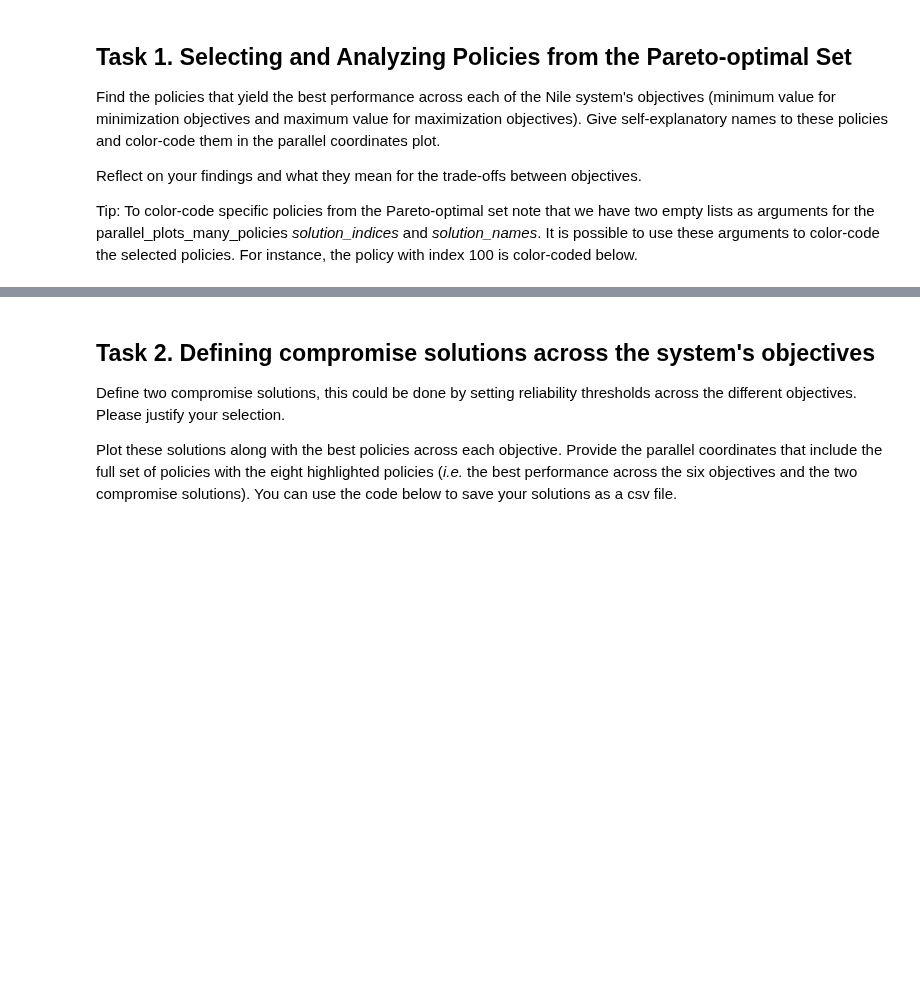
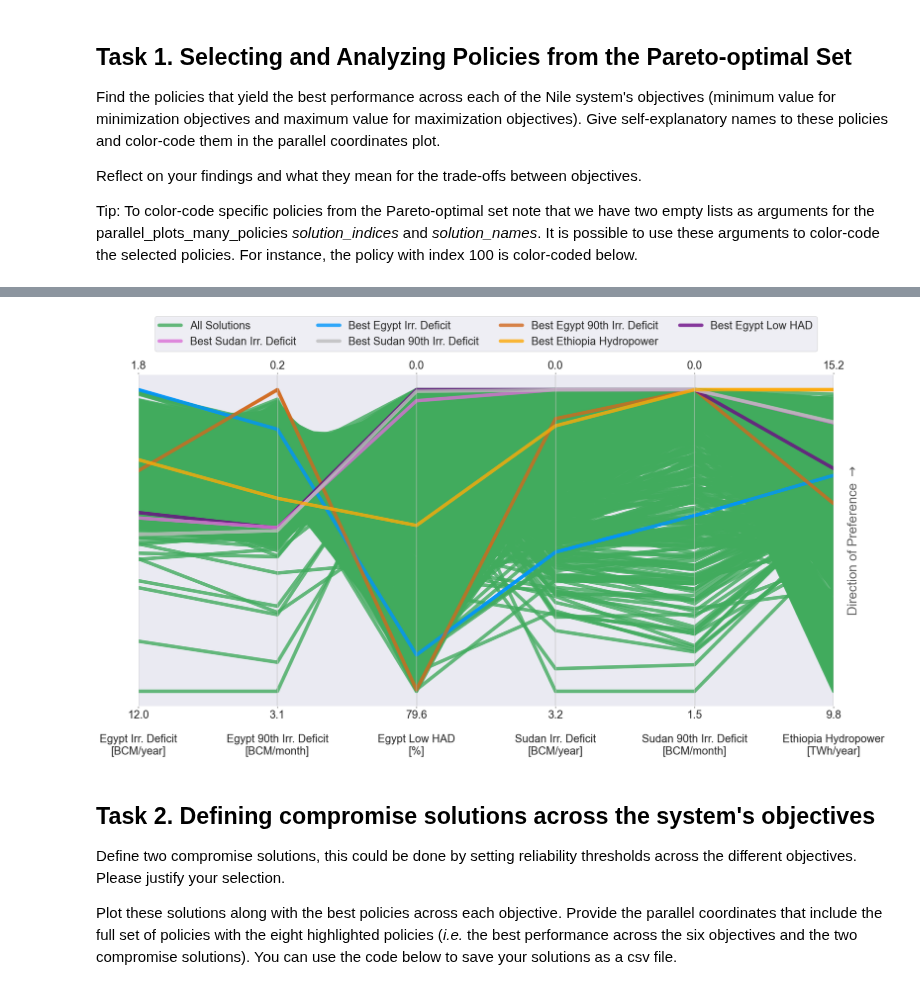
Before and after one commit to movephutthaphaiboon/model-based-water-systems-assessment, a Jupyter notebook: TPM802A_River_Basin_Tradeoff_vulnerability_analysis.ipynb, the cells around one changed output, grey strips where cells are left out. Drawn from its saved outputs; the diff is of its cells as text; code cells hidden in the pictures; blank space fills up the shorter version.

```diff
--- a/TPM802A_River_Basin_Tradeoff_vulnerability_analysis.ipynb
+++ b/TPM802A_River_Basin_Tradeoff_vulnerability_analysis.ipynb
@@ -139,3 +139,29 @@ AttributeError: 'DataFrame' object has no attribute 'append'
+# %%
+# Define which objectives to minimize and maximize
+min_objectives = [
+    "Egypt Irr. Deficit",
+    "Egypt 90th Irr. Deficit",
+    "Egypt Low HAD",
+    "Sudan Irr. Deficit",
+    "Sudan 90th Irr. Deficit"
+]
+max_objectives = ["Ethiopia Hydropower"]
+
+# Create a dictionary of best policy indices
+best_idx = {col: objectives[col].idxmin() for col in min_objectives}
+best_idx.update({col: objectives[col].idxmax() for col in max_objectives})
+
+# Deduplicate (some objectives might share the same best policy)
+unique_best = dict.fromkeys(best_idx.values(), None)
+
+parallel_plots_many_policies(
+    objectives,
+    solution_indices=list(unique_best.keys()),
+    solution_names=[f"Best {k}" for k in best_idx.keys()]
+)
+plt.show()
+# %% [output]
+[figure, added]
 # %% [markdown]
 ## Task 2. Defining compromise solutions across the system's objectives
 
```
Also changed, not shown: parts of 2 cells of this notebook, 1 other file.
